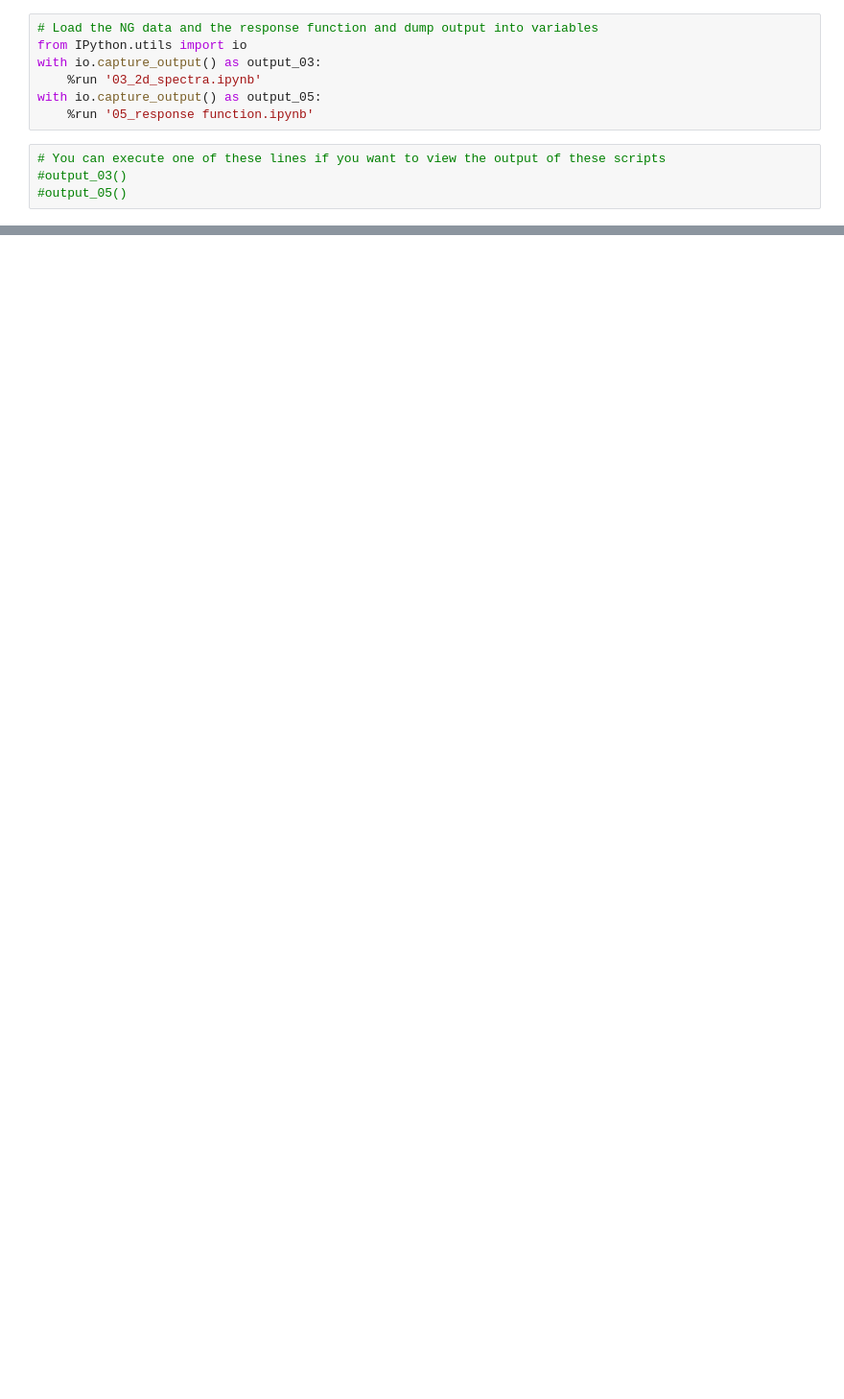
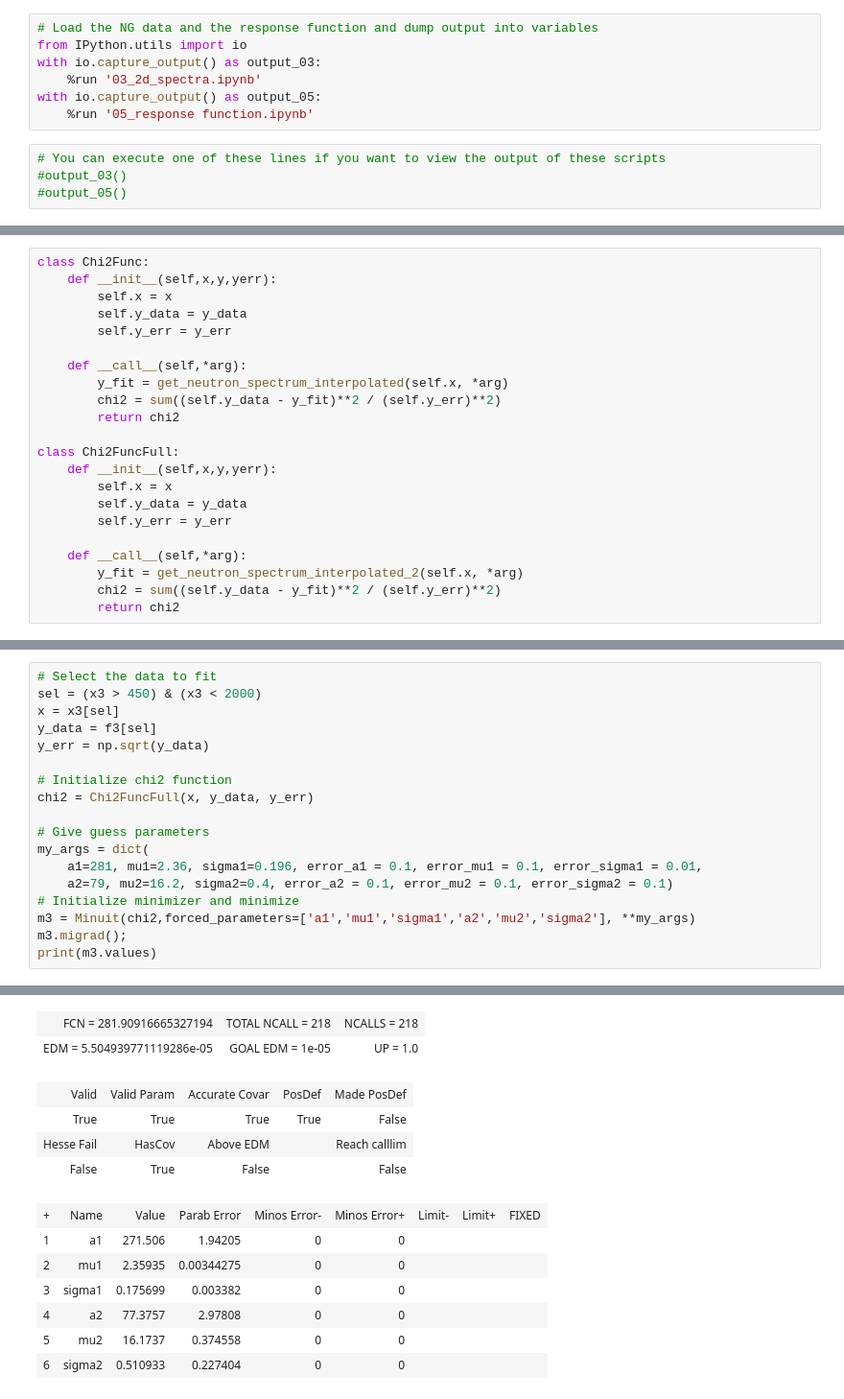
Before and after one commit to XENON1T/PTB, a Jupyter notebook: 07_deconvolution.ipynb, the cells around one changed output, grey strips where cells are left out. Shown at 96% size. Cells and saved outputs as stored; diff of their text form; blank space fills up the shorter version.

```diff
--- a/07_deconvolution.ipynb
+++ b/07_deconvolution.ipynb
@@ -140,0 +112,22 @@ plt.legend()
+# %%
+class Chi2Func:
+    def __init__(self,x,y,yerr):
+        self.x = x
+        self.y_data = y_data
+        self.y_err = y_err
+
+    def __call__(self,*arg):
+        y_fit = get_neutron_spectrum_interpolated(self.x, *arg)
+        chi2 = sum((self.y_data - y_fit)**2 / (self.y_err)**2)
+        return chi2
+
+class Chi2FuncFull:
+    def __init__(self,x,y,yerr):
+        self.x = x
+        self.y_data = y_data
+        self.y_err = y_err
+
+    def __call__(self,*arg):
+        y_fit = get_neutron_spectrum_interpolated_2(self.x, *arg)
+        chi2 = sum((self.y_data - y_fit)**2 / (self.y_err)**2)
+        return chi2
@@ -140,0 +168,19 @@ plt.legend()
+# %%
+# Select the data to fit
+sel = (x3 > 450) & (x3 < 2000)
+x = x3[sel]
+y_data = f3[sel]
+y_err = np.sqrt(y_data)
+
+# Initialize chi2 function
+chi2 = Chi2FuncFull(x, y_data, y_err)
+
+# Give guess parameters
+my_args = dict(
+    a1=281, mu1=2.36, sigma1=0.196, error_a1 = 0.1, error_mu1 = 0.1, error_sigma1 = 0.01,
+    a2=79, mu2=16.2, sigma2=0.4, error_a2 = 0.1, error_mu2 = 0.1, error_sigma2 = 0.1)
+# Initialize minimizer and minimize
+m3 = Minuit(chi2,forced_parameters=['a1','mu1','sigma1','a2','mu2','sigma2'], **my_args)
+m3.migrad();
+print(m3.values)
+# %% [output]
@@ -140,0 +188,13 @@ plt.legend()
+| FCN = 281.90916665327194 | TOTAL NCALL = 218 | NCALLS = 218 |
+| EDM = 5.504939771119286e-05 | GOAL EDM = 1e-05 | UP = 1.0 |
+| Valid | Valid Param | Accurate Covar | PosDef | Made PosDef |
+| True | True | True | True | False |
+| Hesse Fail | HasCov | Above EDM |  | Reach calllim |
+| False | True | False |  | False |
+| + | Name | Value | Parab Error | Minos Error- | Minos Error+ | Limit- | Limit+ | FIXED |
+| 1 | a1 | 271.506 | 1.94205 | 0 | 0 |  |  |  |
+| 2 | mu1 | 2.35935 | 0.00344275 | 0 | 0 |  |  |  |
+| 3 | sigma1 | 0.175699 | 0.003382 | 0 | 0 |  |  |  |
+| 4 | a2 | 77.3757 | 2.97808 | 0 | 0 |  |  |  |
+| 5 | mu2 | 16.1737 | 0.374558 | 0 | 0 |  |  |  |
+| 6 | sigma2 | 0.510933 | 0.227404 | 0 | 0 |  |  |  |
```
Also changed, not shown: parts of 17 cells of this notebook, 2 other files.
